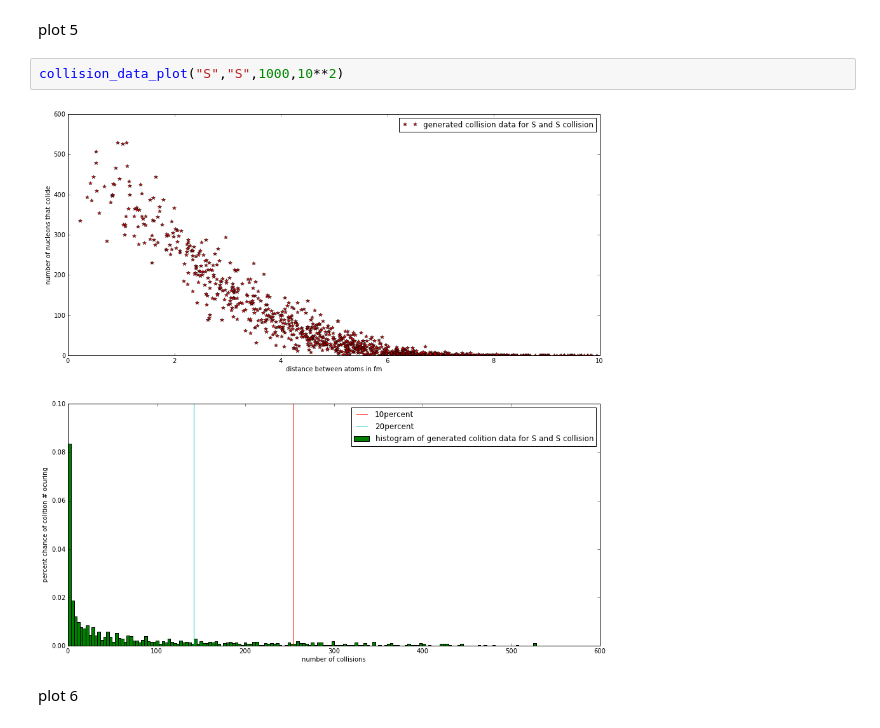
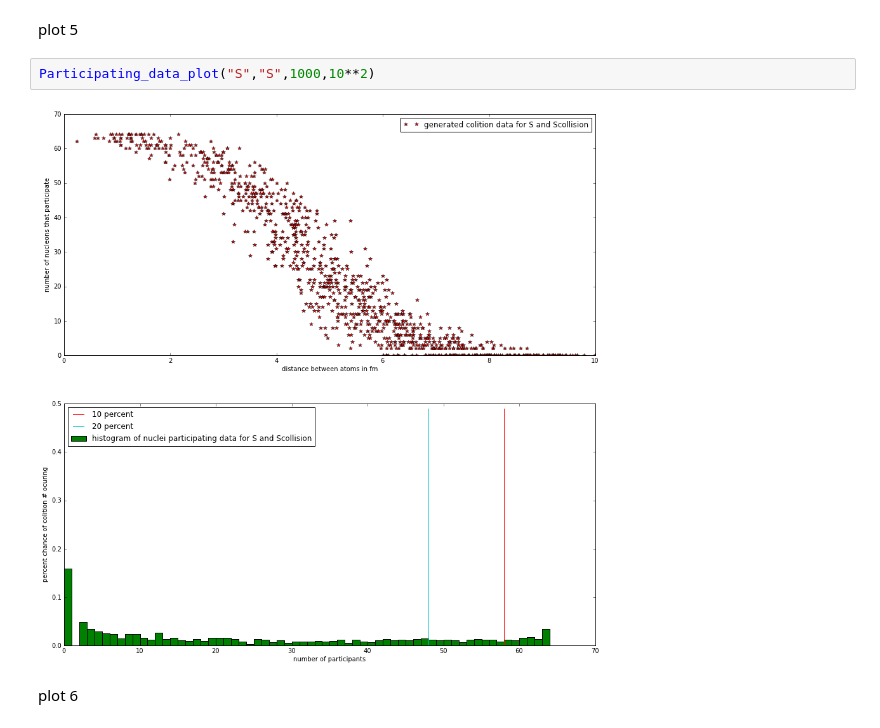
Before and after one commit to mmille60/PHYS202-SP2013, a Jupyter notebook: Project/Final draft.ipynb, the cells around one changed output. Drawn from its saved outputs; the diff is of its cells as text.

```diff
--- a/Project/Final draft.ipynb
+++ b/Project/Final draft.ipynb
@@ -889,9 +888,9 @@ collision_data_plot("O","O",10000,10)
 # %% [markdown]
 plot 5
 # %%
-collision_data_plot("S","S",1000,10**2)
+Participating_data_plot("S","S",1000,10**2)
 # %% [output]
-[figure, old version]
+[figure, new version]
 # %% [markdown]
 plot 6
 # %%
```
Also changed, not shown: parts of 36 cells of this notebook.
